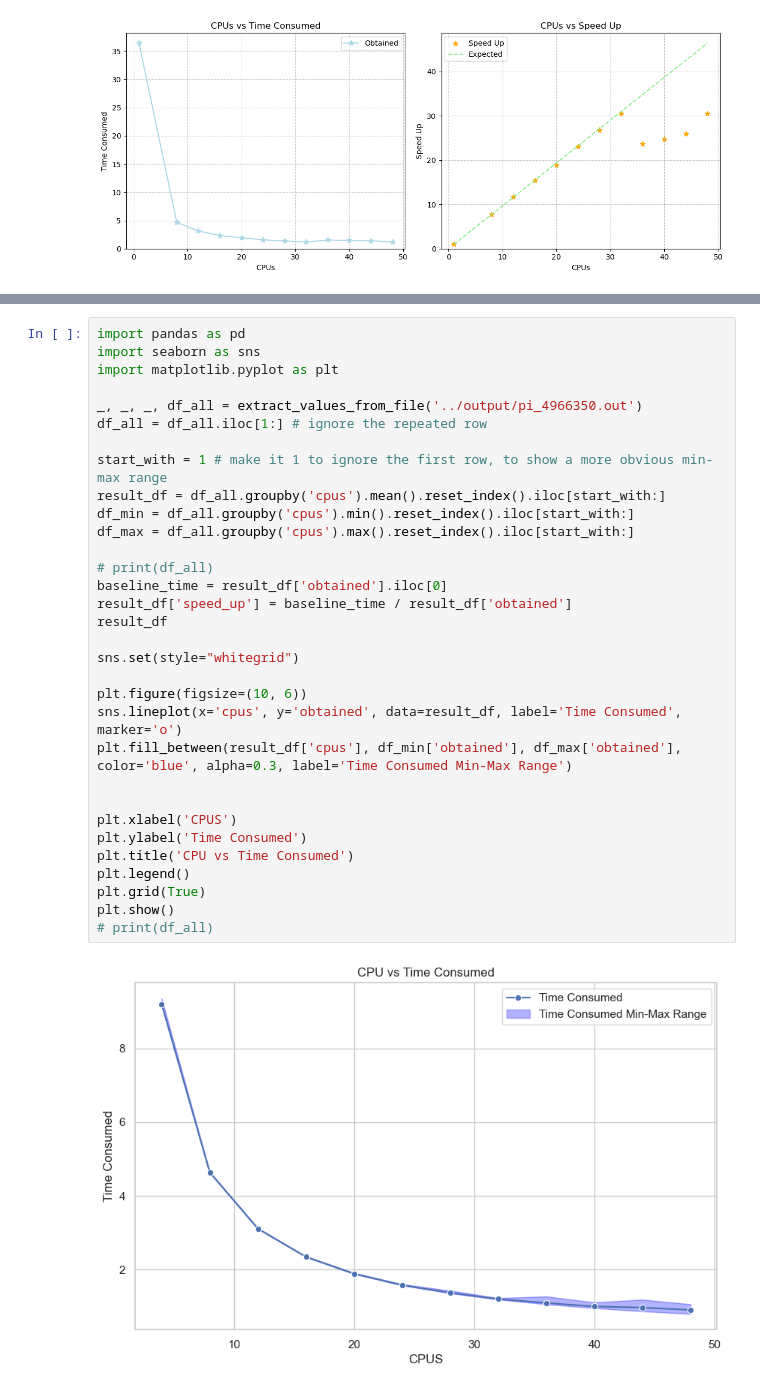
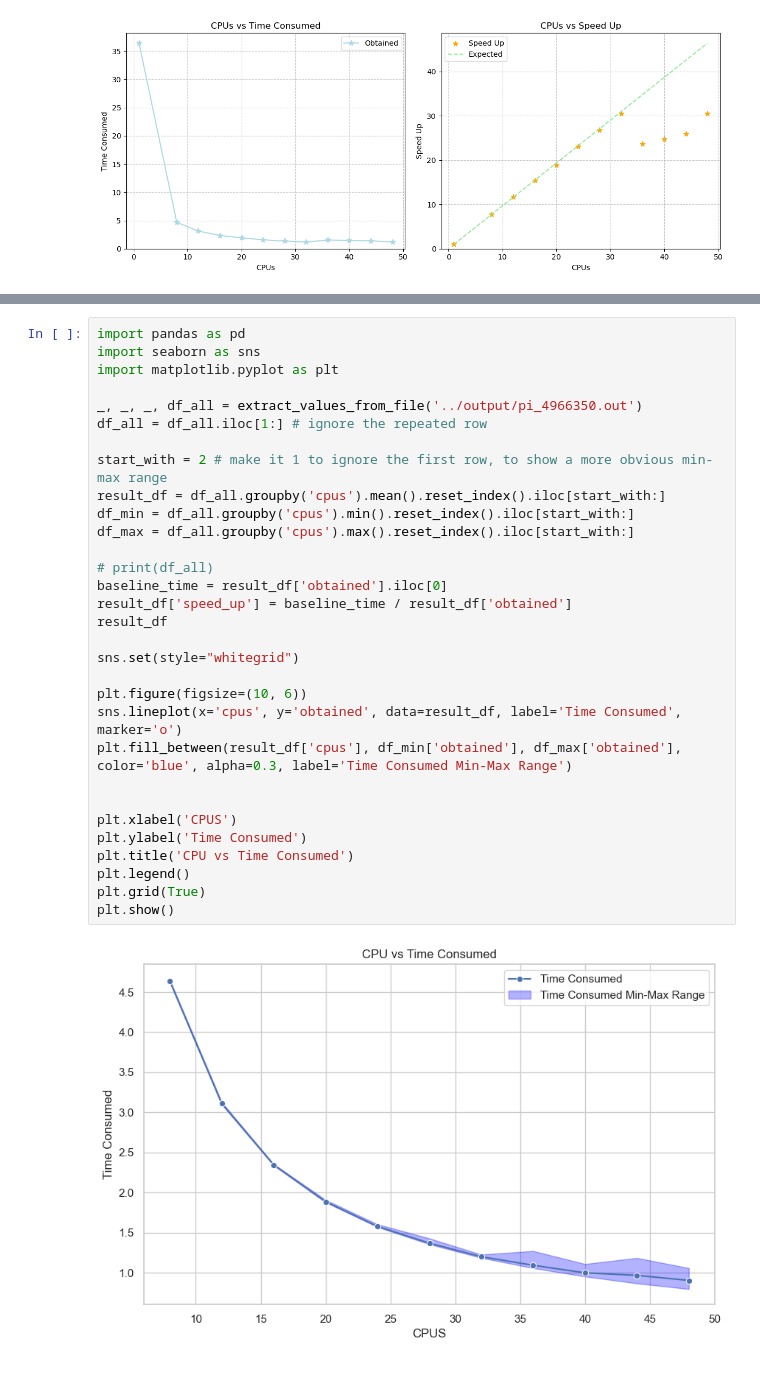
Before and after one commit to dondavan/HPC, a Jupyter notebook: ass2/visualization/pi_vis.ipynb, the cells around one changed output, grey strips where cells are left out. Cells and saved outputs as stored; diff of their text form.

Commit message:
time consumed start with 8 cpus

```diff
--- a/ass2/visualization/pi_vis.ipynb
+++ b/ass2/visualization/pi_vis.ipynb
@@ -186,36 +170,35 @@ df
 import pandas as pd
 import seaborn as sns
 import matplotlib.pyplot as plt
 
 _, _, _, df_all = extract_values_from_file('../output/pi_4966350.out')
 df_all = df_all.iloc[1:] # ignore the repeated row
 
-start_with = 1 # make it 1 to ignore the first row, to show a more obvious min-max range
+start_with = 2 # make it 1 to ignore the first row, to show a more obvious min-max range
 result_df = df_all.groupby('cpus').mean().reset_index().iloc[start_with:]
 df_min = df_all.groupby('cpus').min().reset_index().iloc[start_with:]
 df_max = df_all.groupby('cpus').max().reset_index().iloc[start_with:]
 
 # print(df_all)
 baseline_time = result_df['obtained'].iloc[0]
 result_df['speed_up'] = baseline_time / result_df['obtained']
 result_df
 
 sns.set(style="whitegrid")
 
 plt.figure(figsize=(10, 6))
 sns.lineplot(x='cpus', y='obtained', data=result_df, label='Time Consumed', marker='o')
 plt.fill_between(result_df['cpus'], df_min['obtained'], df_max['obtained'], color='blue', alpha=0.3, label='Time Consumed Min-Max Range')
 
 
 plt.xlabel('CPUS')
 plt.ylabel('Time Consumed')
 plt.title('CPU vs Time Consumed')
 plt.legend()
 plt.grid(True)
 plt.show()
-# print(df_all)
 # %% [output]
-[figure, old version]
+[figure, new version]
 # %%
 import pandas as pd
 
```
Also changed, not shown: parts of 2 cells of this notebook.
